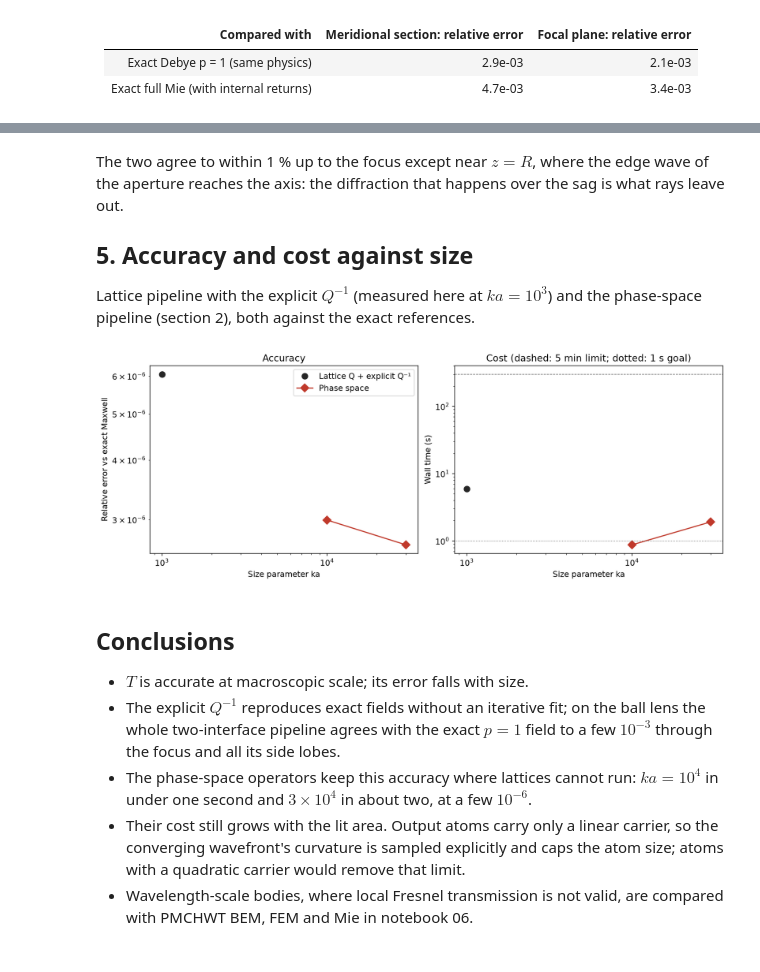
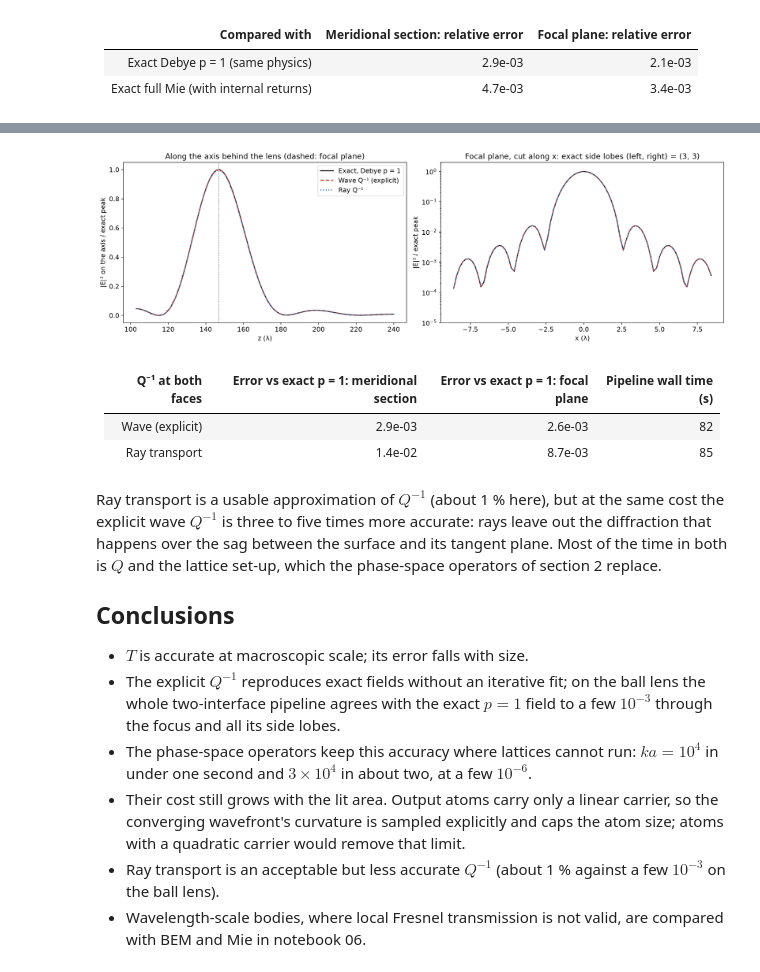
Before and after one commit to blancusjh/vecdiff, a Jupyter notebook: general/notebooks/07_macroscopic_interface_operators.ipynb, the cells around one changed output, grey strips where cells are left out. Saved outputs shown, nothing was run; the diff lists cells and outputs as text; code cells hidden in the pictures.

```diff
--- a/general/notebooks/07_macroscopic_interface_operators.ipynb
+++ b/general/notebooks/07_macroscopic_interface_operators.ipynb
@@ -218,31 +218,41 @@ plt.show()
-# %% [markdown]
-The two agree to within 1 % up to the focus except near $z=R$, where the edge wave of the aperture reaches the axis: the diffraction that happens over the sag is what rays leave out.
-
-## 5. Accuracy and cost against size
-
-Lattice pipeline with the explicit $Q^{-1}$ (measured here at $ka=10^3$) and the phase-space pipeline (section 2), both against the exact references.
-# %%
-lattice = io.sphere_case(1000)
-sizes = [1e3] + list(cases)
-fig, axes = plt.subplots(1, 2, figsize=(12, 4.4), layout="constrained")
-axes[0].loglog([1e3], [lattice["relative_error"]], "o", color="0.15", ms=8, label="Lattice Q + explicit Q⁻¹")
-axes[1].loglog([1e3], [sum(lattice["seconds"].values())], "o", color="0.15", ms=8, label="Lattice Q + explicit Q⁻¹")
-axes[0].loglog(list(cases), [float(d["error_window"]) for d in cases.values()], "D-", color="#c0392b", ms=8, label="Phase space")
-axes[1].loglog(list(cases), [sum(float(v) for k, v in d.items() if k.startswith("seconds")) for d in cases.values()],
-               "D-", color="#c0392b", ms=8, label="Phase space")
-axes[1].axhline(300, color="0.4", lw=0.8, ls="--")
-axes[1].axhline(1, color="0.4", lw=0.8, ls=":")
-axes[0].set(xlabel="Size parameter ka", ylabel="Relative error vs exact Maxwell", title="Accuracy")
-axes[1].set(xlabel="Size parameter ka", ylabel="Wall time (s)", title="Cost (dashed: 5 min limit; dotted: 1 s goal)")
-axes[0].legend()
-plt.show()
-# %% [output]
-[figure, removed]
+# %%
+rays = io.ball_comparison(inverse="ray")
+variants = (("Exact, Debye p = 1", ball["exact_section_p1"], ball["exact_plane_p1"], "-", "0.1"),
+            ("Wave Q⁻¹ (explicit)", ball["ours_section_E"], ball["ours_plane_E"], "--", "#c0392b"),
+            ("Ray Q⁻¹", rays["ours_section_E"], rays["ours_plane_E"], ":", "#2a6fbb"))
+z_axis = ball["section"][:, 0, 2]
+centre_x = ball["section"].shape[1] // 2
+fig, axes = plt.subplots(1, 2, figsize=(15, 4.6), layout="constrained")
+row = ball["plane"].shape[0] // 2
+for title, section_E, plane_E, style, color in variants:
+    axes[0].plot(z_axis, norm2(section_E[:, centre_x]) / peak, style, color=color, lw=1.7, label=title)
+    cut = norm2(plane_E[row, keep]) / norm2(ball["exact_plane_p1"]).max()
+    axes[1].semilogy(ball["plane"][row, keep, 0], cut, style, color=color, lw=1.7, label=title)
+lobes = side_lobes(norm2(ball["exact_plane_p1"][row, keep]))
+assert lobes == (3, 3), lobes
+axes[0].axvline(focus, color="0.5", ls="--", lw=0.8)
+axes[0].set(xlabel="z (λ)", ylabel="|E|² on the axis / exact peak", title="Along the axis behind the lens (dashed: focal plane)")
+axes[1].set(xlabel="x (λ)", ylabel="|E|² / exact peak", ylim=(1e-5, 2), title=f"Focal plane, cut along x: exact side lobes (left, right) = {lobes}")
+axes[0].legend()
+plt.show()
+
+table(("Q⁻¹ at both faces", "Error vs exact p = 1: meridional section", "Error vs exact p = 1: focal plane", "Pipeline wall time (s)"),
+      [(name, f"{gap(d['ours_section_E'], ball['exact_section_p1']):.1e}", f"{gap(d['ours_plane_E'], ball['exact_plane_p1']):.1e}",
+        f"{float(d['seconds_total']):.0f}") for name, d in (("Wave (explicit)", ball), ("Ray transport", rays))])
+# %% [output]
+[figure, added]
+| Q⁻¹ at both faces | Error vs exact p = 1: meridional section | Error vs exact p = 1: focal plane | Pipeline wall time (s) |
+|---|---|---|---|
+| Wave (explicit) | 2.9e-03 | 2.6e-03 | 82 |
+| Ray transport | 1.4e-02 | 8.7e-03 | 85 |
 # %% [markdown]
+Ray transport is a usable approximation of $Q^{-1}$ (about 1 % here), but at the same cost the explicit wave $Q^{-1}$ is three to five times more accurate: rays leave out the diffraction that happens over the sag between the surface and its tangent plane. Most of the time in both is $Q$ and the lattice set-up, which the phase-space operators of section 2 replace.
+
 ## Conclusions
 
 * $T$ is accurate at macroscopic scale; its error falls with size.
 * The explicit $Q^{-1}$ reproduces exact fields without an iterative fit; on the ball lens the whole two-interface pipeline agrees with the exact $p=1$ field to a few $10^{-3}$ through the focus and all its side lobes.
 * The phase-space operators keep this accuracy where lattices cannot run: $ka = 10^4$ in under one second and $3\times10^4$ in about two, at a few $10^{-6}$.
 * Their cost still grows with the lit area. Output atoms carry only a linear carrier, so the converging wavefront's curvature is sampled explicitly and caps the atom size; atoms with a quadratic carrier would remove that limit.
-* Wavelength-scale bodies, where local Fresnel transmission is not valid, are compared with PMCHWT BEM, FEM and Mie in notebook 06.
+* Ray transport is an acceptable but less accurate $Q^{-1}$ (about 1 % against a few $10^{-3}$ on the ball lens).
+* Wavelength-scale bodies, where local Fresnel transmission is not valid, are compared with BEM and Mie in notebook 06.
```
Also changed, not shown: parts of 5 cells of this notebook, 2 other files.
